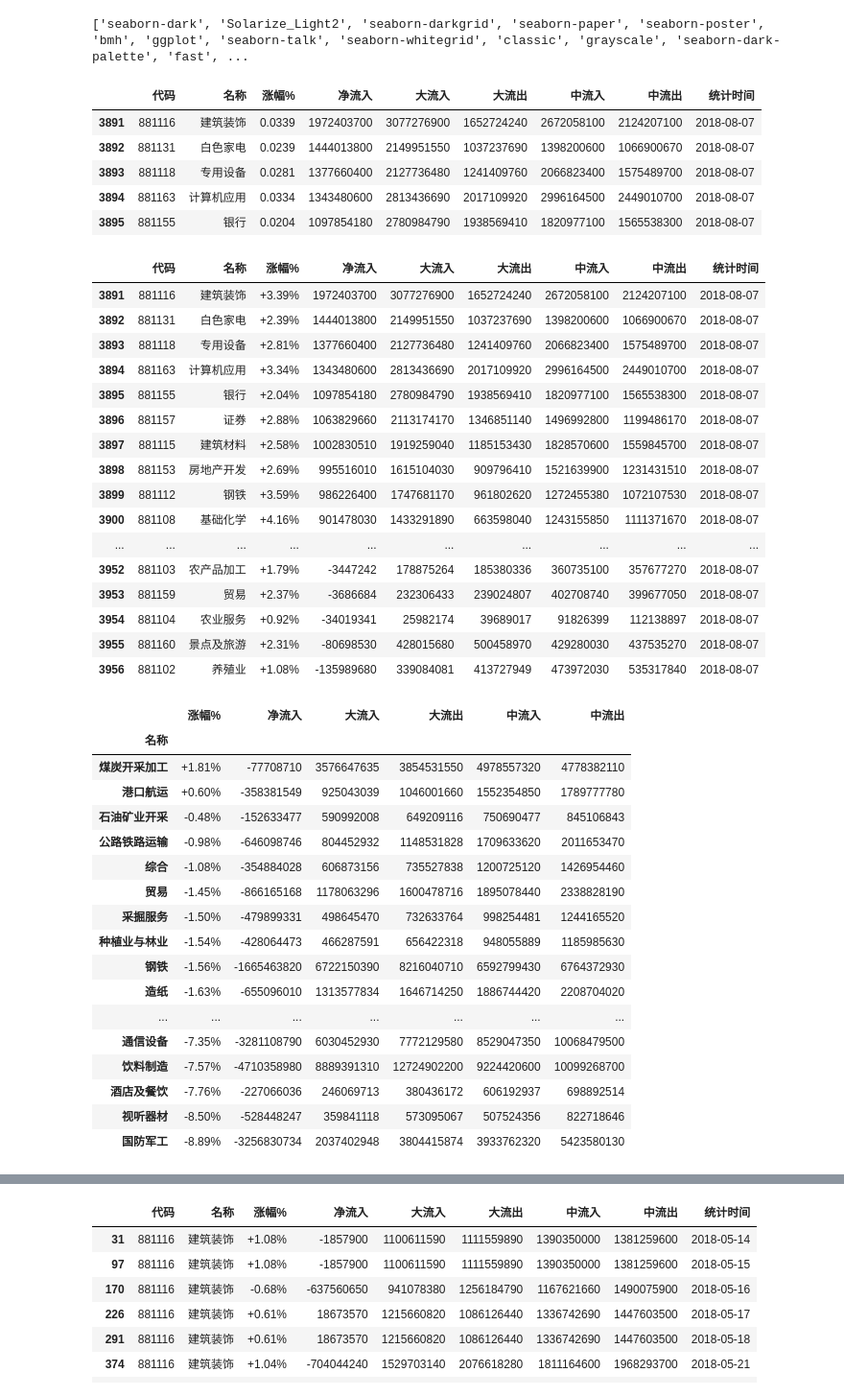
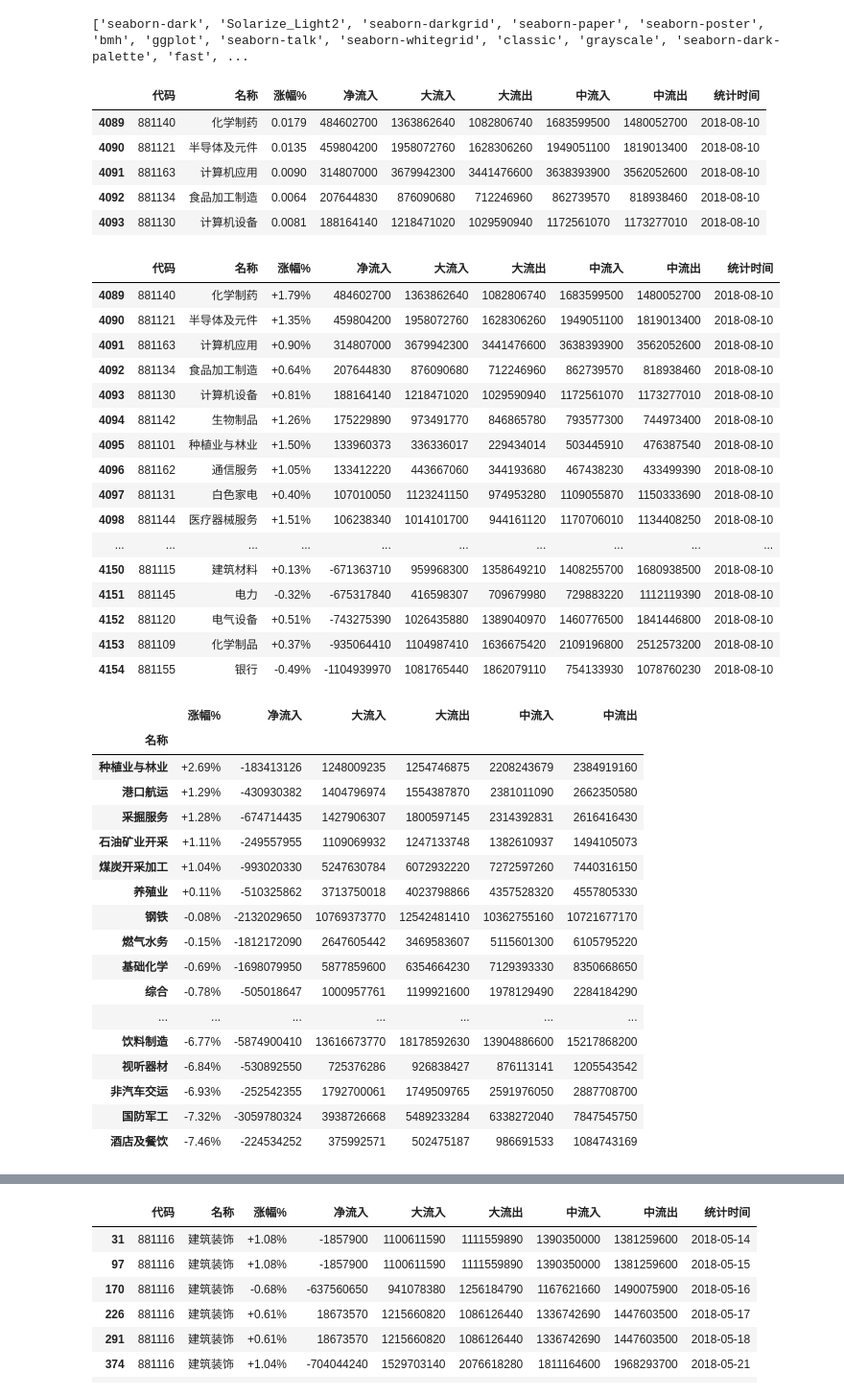
Before and after one commit to sunmd/DataAnlysisDemo, a Jupyter notebook: StockAnlysis.ipynb, the cells around one changed output, grey strips where cells are left out. Shown at 96% size. Saved outputs shown, nothing was run; the diff lists cells and outputs as text; code cells hidden in the pictures.

```diff
--- a/StockAnlysis.ipynb
+++ b/StockAnlysis.ipynb
@@ -212,39 +212,39 @@ def ycz():
 # %%
 file_date = '2018-08'
 
-to_day = '2018-08-07'
+to_day = '2018-08-10'
 
-df = save_one_day( file_date, columns_name, 7)
+df = save_one_day( file_date, columns_name, 10)
 
-df[df['统计时间']=='2018-08-07'].head()
+df[df['统计时间']=='2018-08-10'].head()
 # %% [output]
 |  | 代码 | 名称 | 涨幅% | 净流入 | 大流入 | 大流出 | 中流入 | 中流出 | 统计时间 |
-| 3891 | 881116 | 建筑装饰 | 0.0339 | 1972403700 | 3077276900 | 1652724240 | 2672058100 | 2124207100 | 2018-08-07 |
-| 3892 | 881131 | 白色家电 | 0.0239 | 1444013800 | 2149951550 | 1037237690 | 1398200600 | 1066900670 | 2018-08-07 |
-| 3893 | 881118 | 专用设备 | 0.0281 | 1377660400 | 2127736480 | 1241409760 | 2066823400 | 1575489700 | 2018-08-07 |
-| 3894 | 881163 | 计算机应用 | 0.0334 | 1343480600 | 2813436690 | 2017109920 | 2996164500 | 2449010700 | 2018-08-07 |
-| 3895 | 881155 | 银行 | 0.0204 | 1097854180 | 2780984790 | 1938569410 | 1820977100 | 1565538300 | 2018-08-07 |
+| 4089 | 881140 | 化学制药 | 0.0179 | 484602700 | 1363862640 | 1082806740 | 1683599500 | 1480052700 | 2018-08-10 |
+| 4090 | 881121 | 半导体及元件 | 0.0135 | 459804200 | 1958072760 | 1628306260 | 1949051100 | 1819013400 | 2018-08-10 |
+| 4091 | 881163 | 计算机应用 | 0.0090 | 314807000 | 3679942300 | 3441476600 | 3638393900 | 3562052600 | 2018-08-10 |
+| 4092 | 881134 | 食品加工制造 | 0.0064 | 207644830 | 876090680 | 712246960 | 862739570 | 818938460 | 2018-08-10 |
+| 4093 | 881130 | 计算机设备 | 0.0081 | 188164140 | 1218471020 | 1029590940 | 1172561070 | 1173277010 | 2018-08-10 |
 # %%
 df[df['统计时间']==to_day].sort_values('净流入',ascending=False)\
 .style.use(mystl.export()).format({'涨幅%':"{:+.2%}"})
 # %% [output]
 |  | 代码 | 名称 | 涨幅% | 净流入 | 大流入 | 大流出 | 中流入 | 中流出 | 统计时间 |
-| 3891 | 881116 | 建筑装饰 | +3.39% | 1972403700 | 3077276900 | 1652724240 | 2672058100 | 2124207100 | 2018-08-07 |
-| 3892 | 881131 | 白色家电 | +2.39% | 1444013800 | 2149951550 | 1037237690 | 1398200600 | 1066900670 | 2018-08-07 |
-| 3893 | 881118 | 专用设备 | +2.81% | 1377660400 | 2127736480 | 1241409760 | 2066823400 | 1575489700 | 2018-08-07 |
-| 3894 | 881163 | 计算机应用 | +3.34% | 1343480600 | 2813436690 | 2017109920 | 2996164500 | 2449010700 | 2018-08-07 |
-| 3895 | 881155 | 银行 | +2.04% | 1097854180 | 2780984790 | 1938569410 | 1820977100 | 1565538300 | 2018-08-07 |
-| 3896 | 881157 | 证券 | +2.88% | 1063829660 | 2113174170 | 1346851140 | 1496992800 | 1199486170 | 2018-08-07 |
-| 3897 | 881115 | 建筑材料 | +2.58% | 1002830510 | 1919259040 | 1185153430 | 1828570600 | 1559845700 | 2018-08-07 |
-| 3898 | 881153 | 房地产开发 | +2.69% | 995516010 | 1615104030 | 909796410 | 1521639900 | 1231431510 | 2018-08-07 |
-| 3899 | 881112 | 钢铁 | +3.59% | 986226400 | 1747681170 | 961802620 | 1272455380 | 1072107530 | 2018-08-07 |
-| 3900 | 881108 | 基础化学 | +4.16% | 901478030 | 1433291890 | 663598040 | 1243155850 | 1111371670 | 2018-08-07 |
+| 4089 | 881140 | 化学制药 | +1.79% | 484602700 | 1363862640 | 1082806740 | 1683599500 | 1480052700 | 2018-08-10 |
+| 4090 | 881121 | 半导体及元件 | +1.35% | 459804200 | 1958072760 | 1628306260 | 1949051100 | 1819013400 | 2018-08-10 |
+| 4091 | 881163 | 计算机应用 | +0.90% | 314807000 | 3679942300 | 3441476600 | 3638393900 | 3562052600 | 2018-08-10 |
+| 4092 | 881134 | 食品加工制造 | +0.64% | 207644830 | 876090680 | 712246960 | 862739570 | 818938460 | 2018-08-10 |
+| 4093 | 881130 | 计算机设备 | +0.81% | 188164140 | 1218471020 | 1029590940 | 1172561070 | 1173277010 | 2018-08-10 |
+| 4094 | 881142 | 生物制品 | +1.26% | 175229890 | 973491770 | 846865780 | 793577300 | 744973400 | 2018-08-10 |
+| 4095 | 881101 | 种植业与林业 | +1.50% | 133960373 | 336336017 | 229434014 | 503445910 | 476387540 | 2018-08-10 |
+| 4096 | 881162 | 通信服务 | +1.05% | 133412220 | 443667060 | 344193680 | 467438230 | 433499390 | 2018-08-10 |
+| 4097 | 881131 | 白色家电 | +0.40% | 107010050 | 1123241150 | 974953280 | 1109055870 | 1150333690 | 2018-08-10 |
+| 4098 | 881144 | 医疗器械服务 | +1.51% | 106238340 | 1014101700 | 944161120 | 1170706010 | 1134408250 | 2018-08-10 |
 | ... | ... | ... | ... | ... | ... | ... | ... | ... | ... |
-| 3952 | 881103 | 农产品加工 | +1.79% | -3447242 | 178875264 | 185380336 | 360735100 | 357677270 | 2018-08-07 |
-| 3953 | 881159 | 贸易 | +2.37% | -3686684 | 232306433 | 239024807 | 402708740 | 399677050 | 2018-08-07 |
-| 3954 | 881104 | 农业服务 | +0.92% | -34019341 | 25982174 | 39689017 | 91826399 | 112138897 | 2018-08-07 |
-| 3955 | 881160 | 景点及旅游 | +2.31% | -80698530 | 428015680 | 500458970 | 429280030 | 437535270 | 2018-08-07 |
-| 3956 | 881102 | 养殖业 | +1.08% | -135989680 | 339084081 | 413727949 | 473972030 | 535317840 | 2018-08-07 |
+| 4150 | 881115 | 建筑材料 | +0.13% | -671363710 | 959968300 | 1358649210 | 1408255700 | 1680938500 | 2018-08-10 |
+| 4151 | 881145 | 电力 | -0.32% | -675317840 | 416598307 | 709679980 | 729883220 | 1112119390 | 2018-08-10 |
+| 4152 | 881120 | 电气设备 | +0.51% | -743275390 | 1026435880 | 1389040970 | 1460776500 | 1841446800 | 2018-08-10 |
+| 4153 | 881109 | 化学制品 | +0.37% | -935064410 | 1104987410 | 1636675420 | 2109196800 | 2512573200 | 2018-08-10 |
+| 4154 | 881155 | 银行 | -0.49% | -1104939970 | 1081765440 | 1862079110 | 754133930 | 1078760230 | 2018-08-10 |
 # %%
 #按分类进行统计
 
@@ -254,22 +254,22 @@ df_grp_name.sort_values(['涨幅%','净流入'], ascending=False)\
 # %% [output]
 |  | 涨幅% | 净流入 | 大流入 | 大流出 | 中流入 | 中流出 |
 | 名称 |  |  |  |  |  |  |
-| 煤炭开采加工 | +1.81% | -77708710 | 3576647635 | 3854531550 | 4978557320 | 4778382110 |
-| 港口航运 | +0.60% | -358381549 | 925043039 | 1046001660 | 1552354850 | 1789777780 |
-| 石油矿业开采 | -0.48% | -152633477 | 590992008 | 649209116 | 750690477 | 845106843 |
-| 公路铁路运输 | -0.98% | -646098746 | 804452932 | 1148531828 | 1709633620 | 2011653470 |
-| 综合 | -1.08% | -354884028 | 606873156 | 735527838 | 1200725120 | 1426954460 |
-| 贸易 | -1.45% | -866165168 | 1178063296 | 1600478716 | 1895078440 | 2338828190 |
-| 采掘服务 | -1.50% | -479899331 | 498645470 | 732633764 | 998254481 | 1244165520 |
-| 种植业与林业 | -1.54% | -428064473 | 466287591 | 656422318 | 948055889 | 1185985630 |
-| 钢铁 | -1.56% | -1665463820 | 6722150390 | 8216040710 | 6592799430 | 6764372930 |
-| 造纸 | -1.63% | -655096010 | 1313577834 | 1646714250 | 1886744420 | 2208704020 |
+| 种植业与林业 | +2.69% | -183413126 | 1248009235 | 1254746875 | 2208243679 | 2384919160 |
+| 港口航运 | +1.29% | -430930382 | 1404796974 | 1554387870 | 2381011090 | 2662350580 |
+| 采掘服务 | +1.28% | -674714435 | 1427906307 | 1800597145 | 2314392831 | 2616416430 |
+| 石油矿业开采 | +1.11% | -249557955 | 1109069932 | 1247133748 | 1382610937 | 1494105073 |
+| 煤炭开采加工 | +1.04% | -993020330 | 5247630784 | 6072932220 | 7272597260 | 7440316150 |
+| 养殖业 | +0.11% | -510325862 | 3713750018 | 4023798866 | 4357528320 | 4557805330 |
+| 钢铁 | -0.08% | -2132029650 | 10769373770 | 12542481410 | 10362755160 | 10721677170 |
+| 燃气水务 | -0.15% | -1812172090 | 2647605442 | 3469583607 | 5115601300 | 6105795220 |
+| 基础化学 | -0.69% | -1698079950 | 5877859600 | 6354664230 | 7129393330 | 8350668650 |
+| 综合 | -0.78% | -505018647 | 1000957761 | 1199921600 | 1978129490 | 2284184290 |
 | ... | ... | ... | ... | ... | ... | ... |
-| 通信设备 | -7.35% | -3281108790 | 6030452930 | 7772129580 | 8529047350 | 10068479500 |
-| 饮料制造 | -7.57% | -4710358980 | 8889391310 | 12724902200 | 9224420600 | 10099268700 |
-| 酒店及餐饮 | -7.76% | -227066036 | 246069713 | 380436172 | 606192937 | 698892514 |
-| 视听器材 | -8.50% | -528448247 | 359841118 | 573095067 | 507524356 | 822718646 |
-| 国防军工 | -8.89% | -3256830734 | 2037402948 | 3804415874 | 3933762320 | 5423580130 |
+| 饮料制造 | -6.77% | -5874900410 | 13616673770 | 18178592630 | 13904886600 | 15217868200 |
+| 视听器材 | -6.84% | -530892550 | 725376286 | 926838427 | 876113141 | 1205543542 |
+| 非汽车交运 | -6.93% | -252542355 | 1792700061 | 1749509765 | 2591976050 | 2887708700 |
+| 国防军工 | -7.32% | -3059780324 | 3938726668 | 5489233284 | 6338272040 | 7847545750 |
+| 酒店及餐饮 | -7.46% | -224534252 | 375992571 | 502475187 | 986691533 | 1084743169 |
 # %%
 #按时间进行统计
 df_grp_time = df.groupby('统计时间').sum()
```
Also changed, not shown: parts of 1 cell of this notebook.
